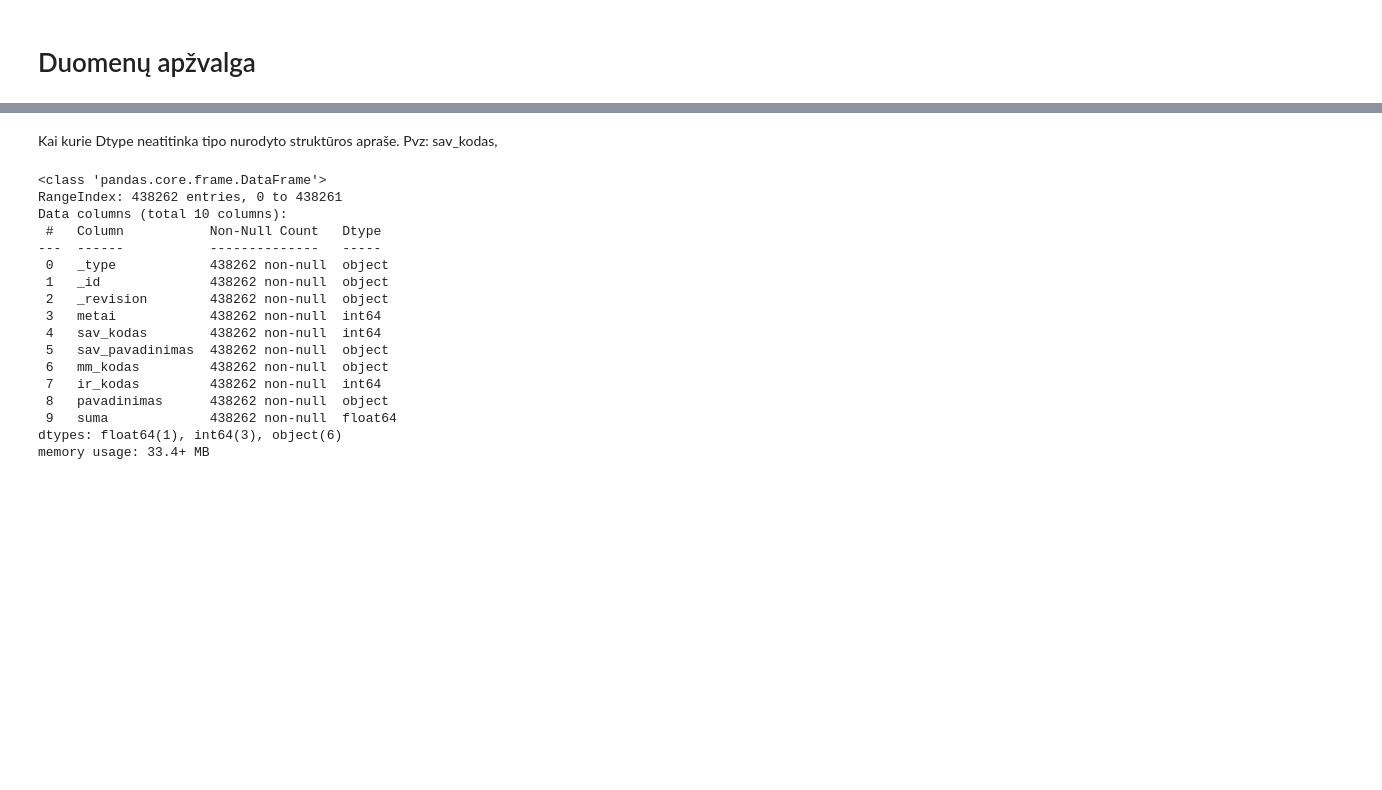
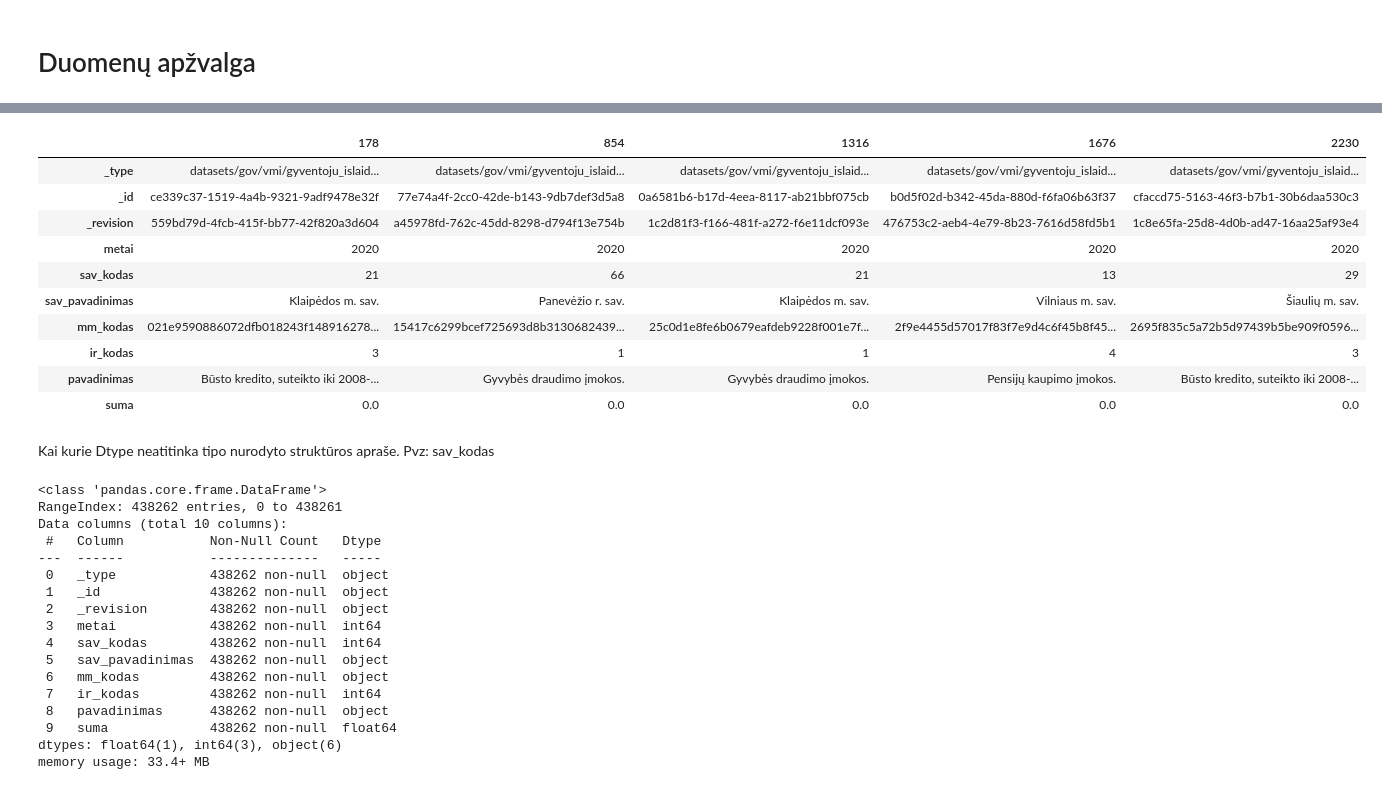
Before and after one commit to atviriduomenys/notebooks, a Jupyter notebook: datasets/gov/vmi/gyventoju_islaidos/vmi.ipynb, the cells around one changed output, grey strips where cells are left out. Saved outputs shown, nothing was run; the diff lists cells and outputs as text; code cells hidden in the pictures; blank space fills up the shorter version.

```diff
--- a/datasets/gov/vmi/gyventoju_islaidos/vmi.ipynb
+++ b/datasets/gov/vmi/gyventoju_islaidos/vmi.ipynb
@@ -36,5 +48,20 @@ islaidos.head(5)
+# %%
+# Kodėl daug nulinių reikšmių sumos stulpelyje?
+islaidos[islaidos['suma'] == 0].head().T # 552 reikšmės
+# %% [output]
+|  | 178 | 854 | 1316 | 1676 | 2230 |
+| _type | datasets/gov/vmi/gyventoju_islaid... | datasets/gov/vmi/gyventoju_islaid... | datasets/gov/vmi/gyventoju_islaid... | datasets/gov/vmi/gyventoju_islaid... | datasets/gov/vmi/gyventoju_islaid... |
+| _id | ce339c37-1519-4a4b-9321-9adf9478e32f | 77e74a4f-2cc0-42de-b143-9db7def3d5a8 | 0a6581b6-b17d-4eea-8117-ab21bbf075cb | b0d5f02d-b342-45da-880d-f6fa06b63f37 | cfaccd75-5163-46f3-b7b1-30b6daa530c3 |
+| _revision | 559bd79d-4fcb-415f-bb77-42f820a3d604 | a45978fd-762c-45dd-8298-d794f13e754b | 1c2d81f3-f166-481f-a272-f6e11dcf093e | 476753c2-aeb4-4e79-8b23-7616d58fd5b1 | 1c8e65fa-25d8-4d0b-ad47-16aa25af93e4 |
+| metai | 2020 | 2020 | 2020 | 2020 | 2020 |
+| sav_kodas | 21 | 66 | 21 | 13 | 29 |
+| sav_pavadinimas | Klaipėdos m. sav. | Panevėžio r. sav. | Klaipėdos m. sav. | Vilniaus m. sav. | Šiaulių m. sav. |
+| mm_kodas | 021e9590886072dfb018243f148916278... | 15417c6299bcef725693d8b3130682439... | 25c0d1e8fe6b0679eafdeb9228f001e7f... | 2f9e4455d57017f83f7e9d4c6f45b8f45... | 2695f835c5a72b5d97439b5be909f0596... |
+| ir_kodas | 3 | 1 | 1 | 4 | 3 |
+| pavadinimas | Būsto kredito, suteikto iki 2008-... | Gyvybės draudimo įmokos. | Gyvybės draudimo įmokos. | Pensijų kaupimo įmokos. | Būsto kredito, suteikto iki 2008-... |
+| suma | 0.0 | 0.0 | 0.0 | 0.0 | 0.0 |
 # %% [markdown]
-Kai kurie Dtype neatitinka tipo nurodyto struktūros apraše. Pvz: sav_kodas,
+Kai kurie Dtype neatitinka tipo nurodyto struktūros apraše. Pvz: sav_kodas
 # %%
 islaidos.info()
 # %% [output]
```
Also changed, not shown: parts of 34 cells of this notebook, 1 other file.
